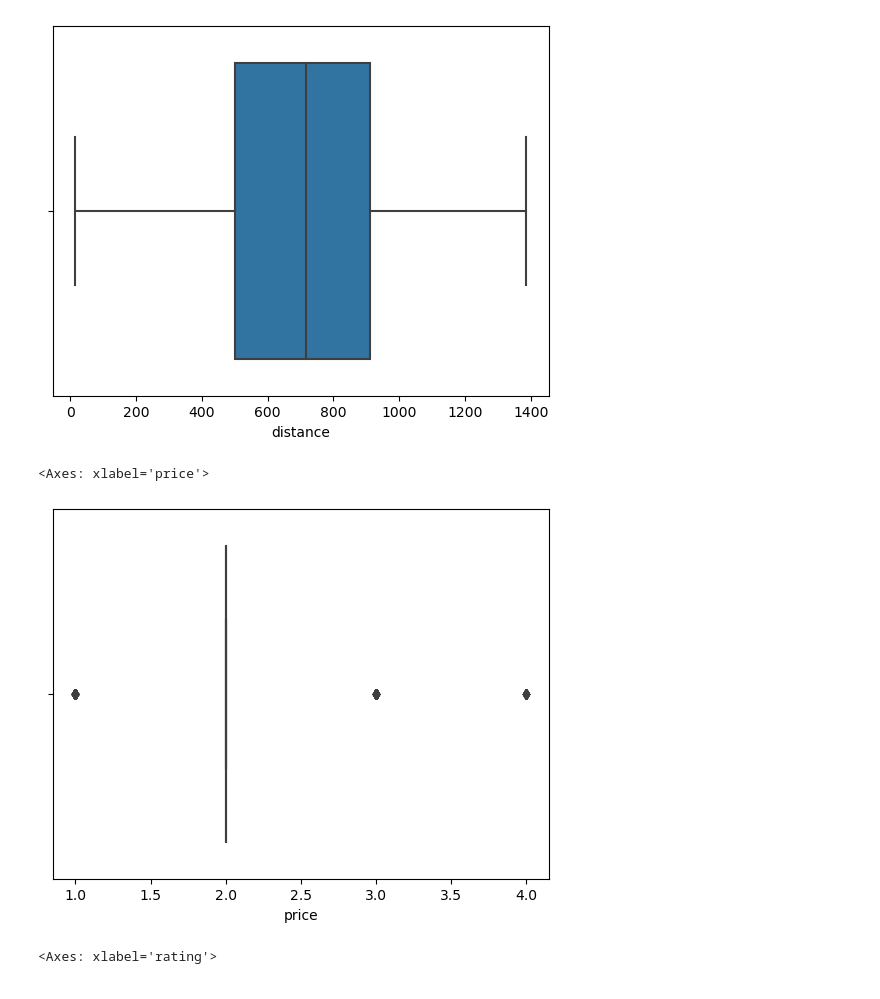
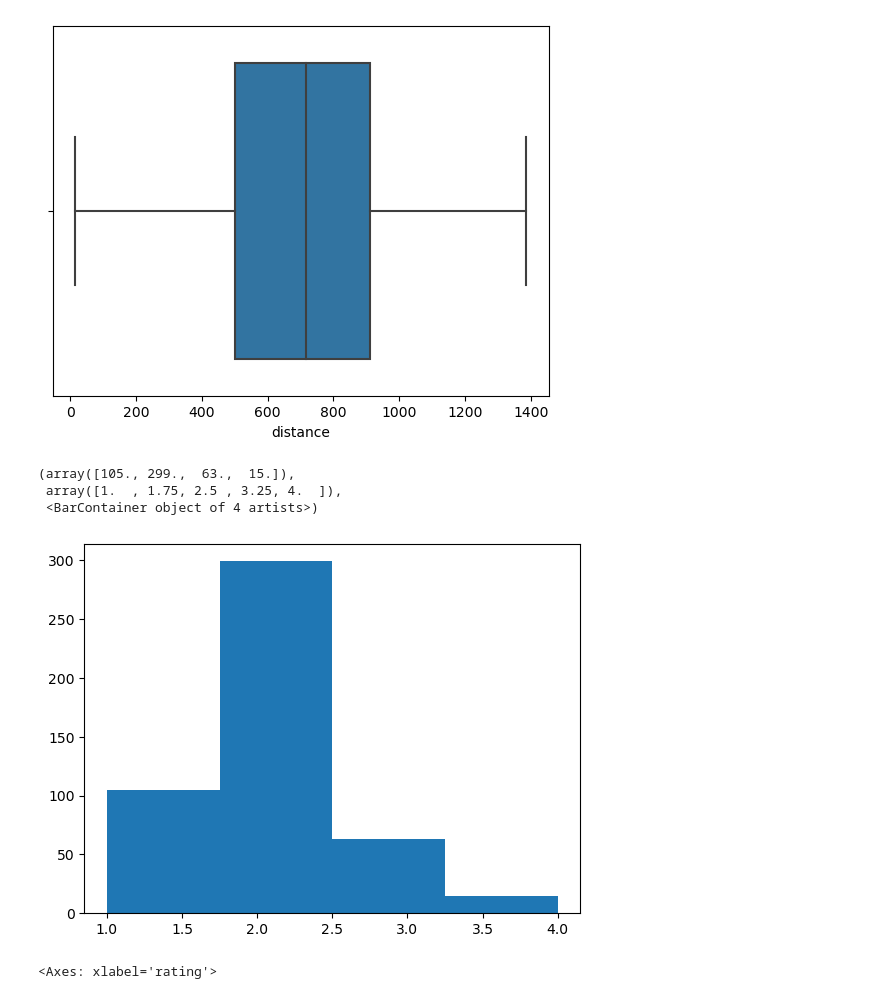
Before and after one commit to SBangarh/Bike-station-and-destination-location, a Jupyter notebook: notebooks/joining_data.ipynb, the cells around one changed output. Cells and saved outputs as stored; diff of their text form; code cells hidden in the pictures.

```diff
--- a/notebooks/joining_data.ipynb
+++ b/notebooks/joining_data.ipynb
@@ -39,0 +26,11 @@ dtype: object
+# %%
+#checking types
+combined_df_final.dtypes
+
+#change Data types
+column_names = ['free_bikes', 'distance', 'price', 'rating', 'total_ratings']
+for name in column_names:
+    combined_df_final[name].astype(int)
+
+#check
+combined_df_final.head()
@@ -78,11 +82,13 @@ sns.boxplot(x=combined_df_final['distance'])
 # %% [output]
 <Axes: xlabel='distance'>
 [figure]
-# %%
-sns.boxplot(x=combined_df_final['price'])
-# %% [output]
-<Axes: xlabel='price'>
-[figure, removed]
+# %%
+plt.hist(combined_df_final['price'], bins=4)
+# %% [output]
+(array([105., 299.,  63.,  15.]),
+ array([1.  , 1.75, 2.5 , 3.25, 4.  ]),
+ <BarContainer object of 4 artists>)
+[figure, added]
 # %%
 sns.boxplot(x=combined_df_final['rating'])
 # %% [output]
```
Also changed, not shown: parts of 5 cells of this notebook.
